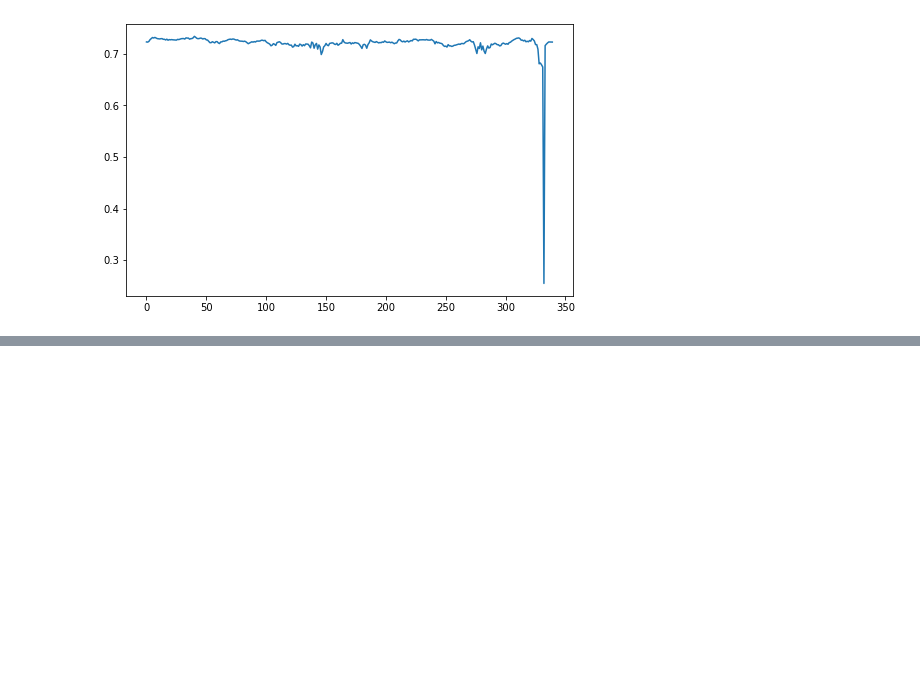
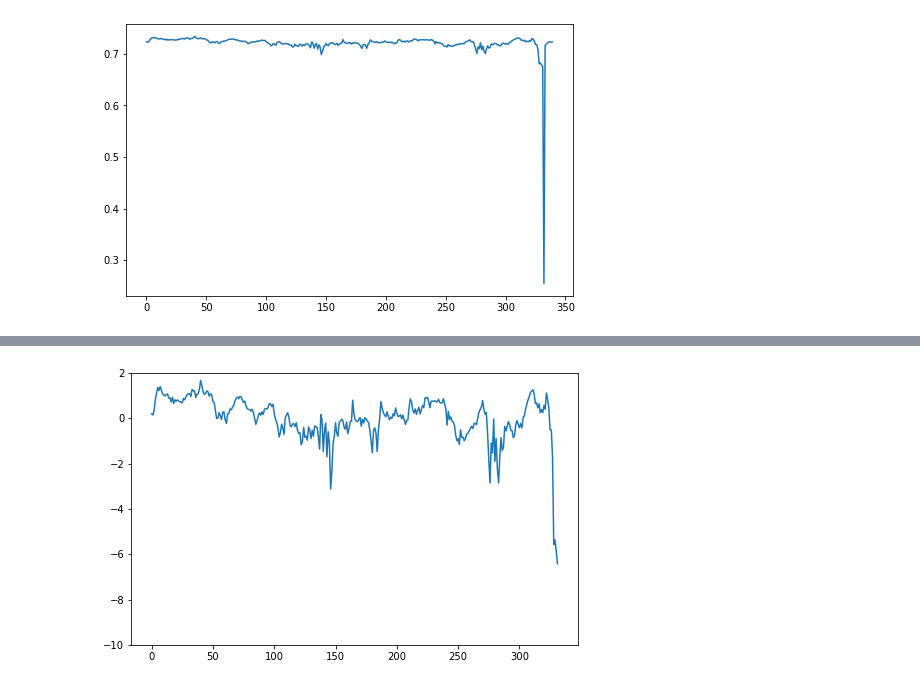
Before and after one commit to KNU-BrainAI-Capstone2021/SIB, a Jupyter notebook: examples/preprocessing/analyze.ipynb, the cells around one changed output, grey strips where cells are left out. Saved outputs shown, nothing was run; the diff lists cells and outputs as text; code cells hidden in the pictures; blank space fills up the shorter version.

```diff
--- a/examples/preprocessing/analyze.ipynb
+++ b/examples/preprocessing/analyze.ipynb
@@ -96,0 +64,7 @@ plt.show()
+# %%
+plt.figure(figsize=(8,5))
+plt.ylim([-10,2])
+plt.plot(h)
+plt.show()
+# %% [output]
+[figure, added]
```
Also changed, not shown: parts of 12 cells of this notebook.
